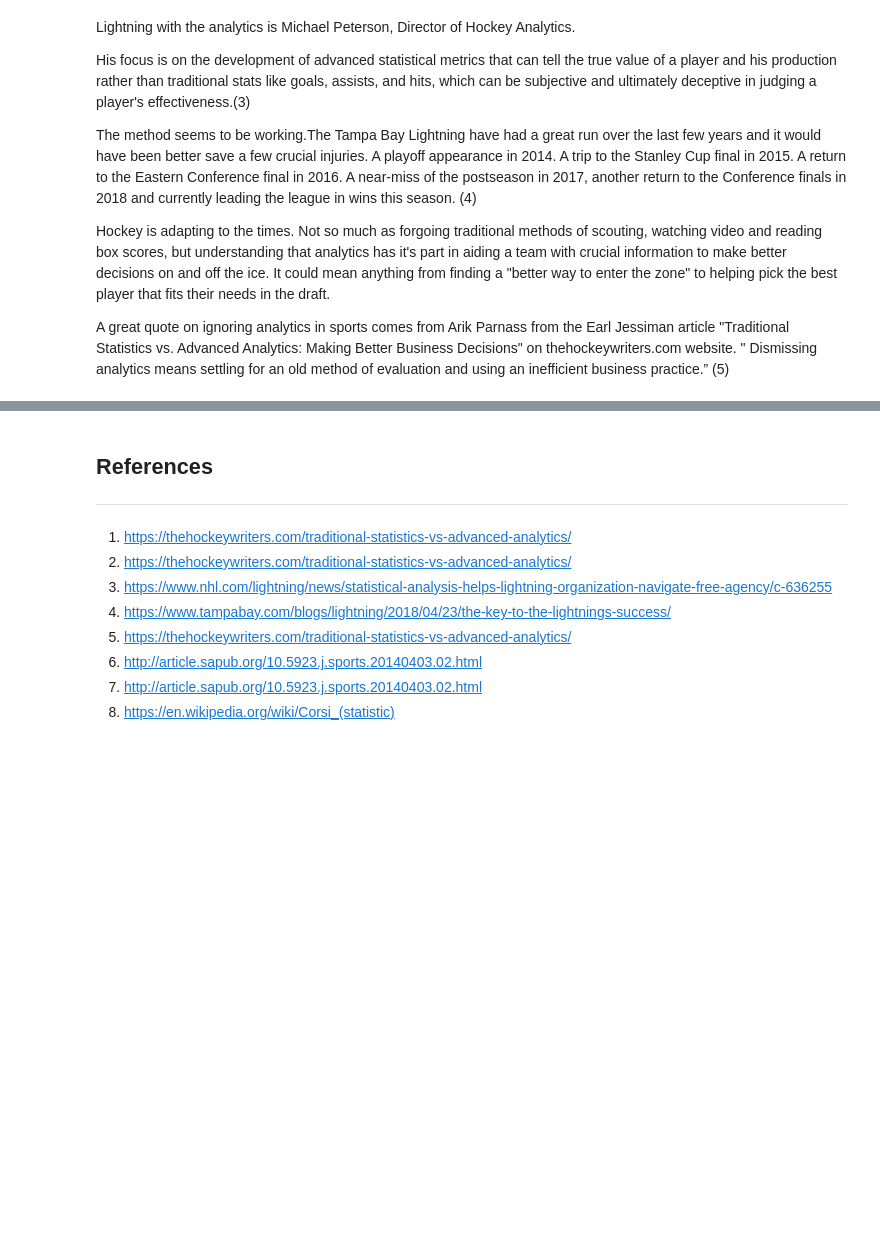
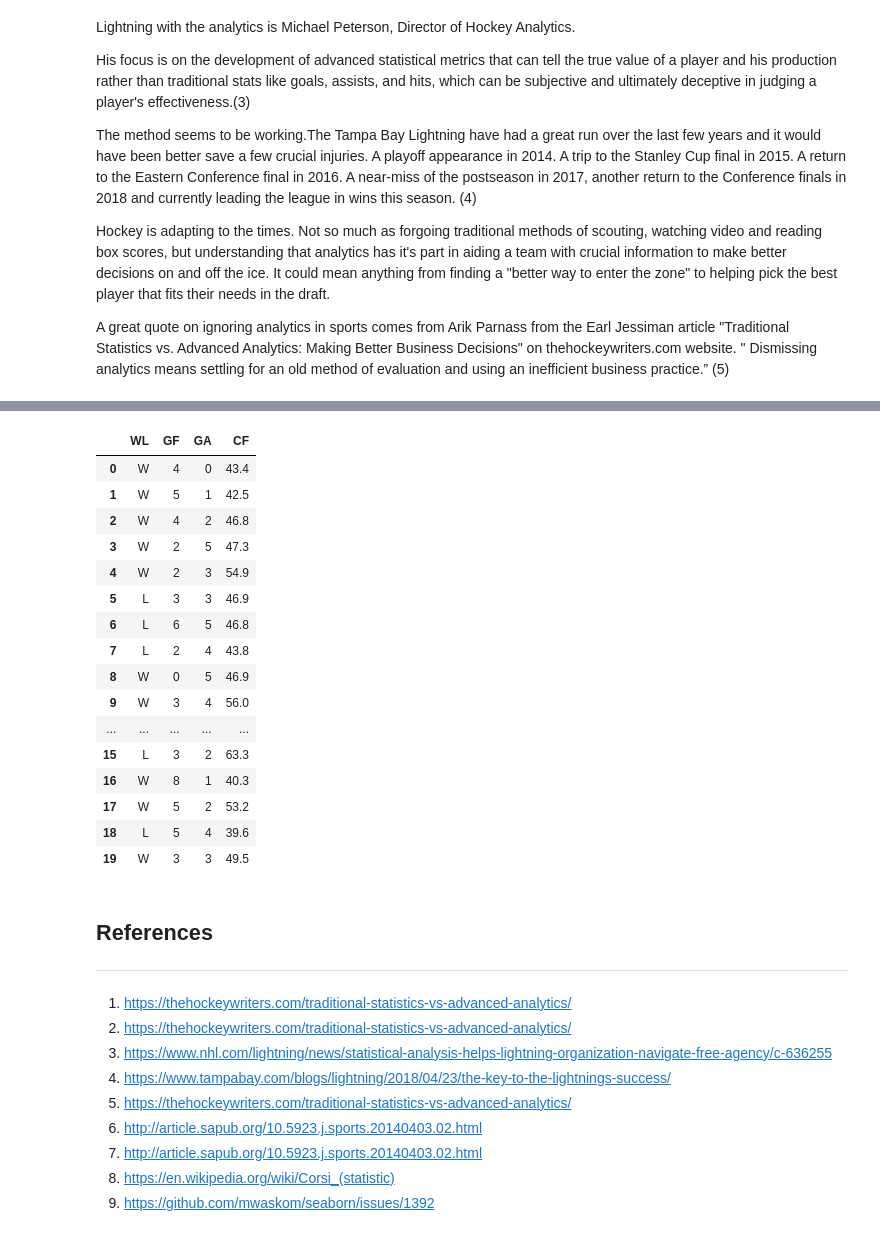
Before and after one commit to pjmeehan/PDA-PROJECT, a Jupyter notebook: PDA Project 2018.ipynb, the cells around one changed output, grey strips where cells are left out. Saved outputs shown, nothing was run; the diff lists cells and outputs as text; code cells hidden in the pictures; blank space fills up the shorter version.

```diff
--- a/PDA Project 2018.ipynb
+++ b/PDA Project 2018.ipynb
@@ -56,3 +147,23 @@ The same factors that affect "goals for" also affect goals against. Was the team
+# %%
+df.head(20)
+# %% [output]
+|  | WL | GF | GA | CF |
+| 0 | W | 4 | 0 | 43.4 |
+| 1 | W | 5 | 1 | 42.5 |
+| 2 | W | 4 | 2 | 46.8 |
+| 3 | W | 2 | 5 | 47.3 |
+| 4 | W | 2 | 3 | 54.9 |
+| 5 | L | 3 | 3 | 46.9 |
+| 6 | L | 6 | 5 | 46.8 |
+| 7 | L | 2 | 4 | 43.8 |
+| 8 | W | 0 | 5 | 46.9 |
+| 9 | W | 3 | 4 | 56.0 |
+| ... | ... | ... | ... | ... |
+| 15 | L | 3 | 2 | 63.3 |
+| 16 | W | 8 | 1 | 40.3 |
+| 17 | W | 5 | 2 | 53.2 |
+| 18 | L | 5 | 4 | 39.6 |
+| 19 | W | 3 | 3 | 49.5 |
 # %% [markdown]
 ## References
 ***
@@ -64,3 +175,4 @@ The same factors that affect "goals for" also affect goals against. Was the team
 6. http://article.sapub.org/10.5923.j.sports.20140403.02.html
 7. http://article.sapub.org/10.5923.j.sports.20140403.02.html
 8. https://en.wikipedia.org/wiki/Corsi_(statistic)
+9. https://github.com/mwaskom/seaborn/issues/1392
```
Also changed, not shown: parts of 22 cells of this notebook, 1 other file.
